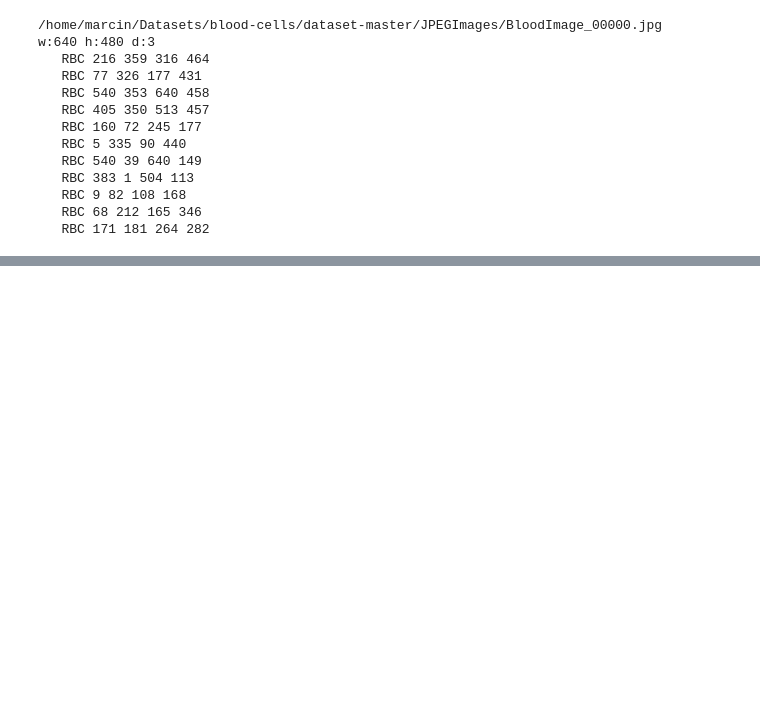
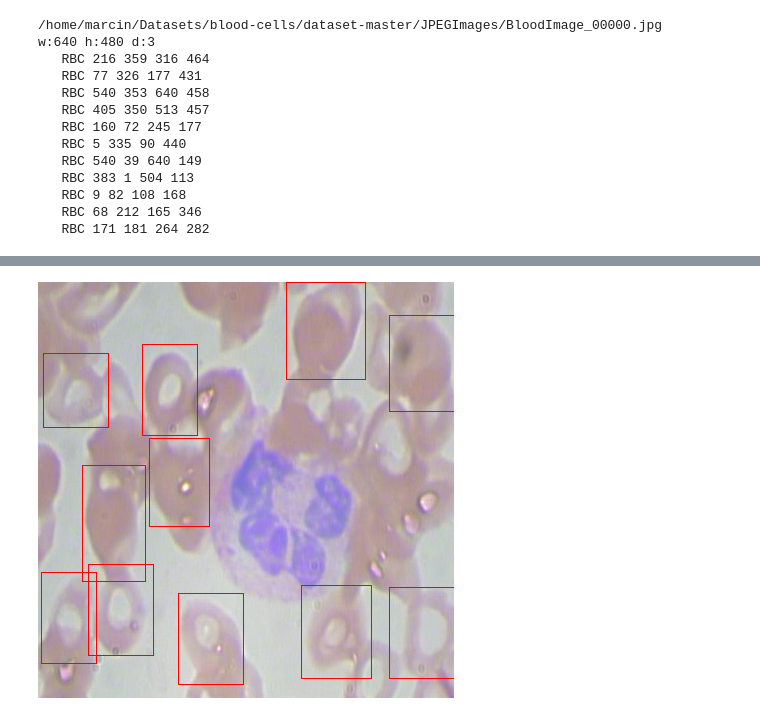
Before and after one commit to marcinbogdanski/ai-sketchpad, a Jupyter notebook: KerasNN/1510_YOLO.ipynb, the cells around one changed output, grey strips where cells are left out. Saved outputs shown, nothing was run; the diff lists cells and outputs as text; code cells hidden in the pictures; blank space fills up the shorter version.

```diff
--- a/KerasNN/1510_YOLO.ipynb
+++ b/KerasNN/1510_YOLO.ipynb
@@ -167,0 +382,4 @@ class BloodSequence(tf.keras.utils.Sequence):
+# %%
+pil_img
+# %% [output]
+[figure, added]
```
Also changed, not shown: parts of 22 cells of this notebook.
